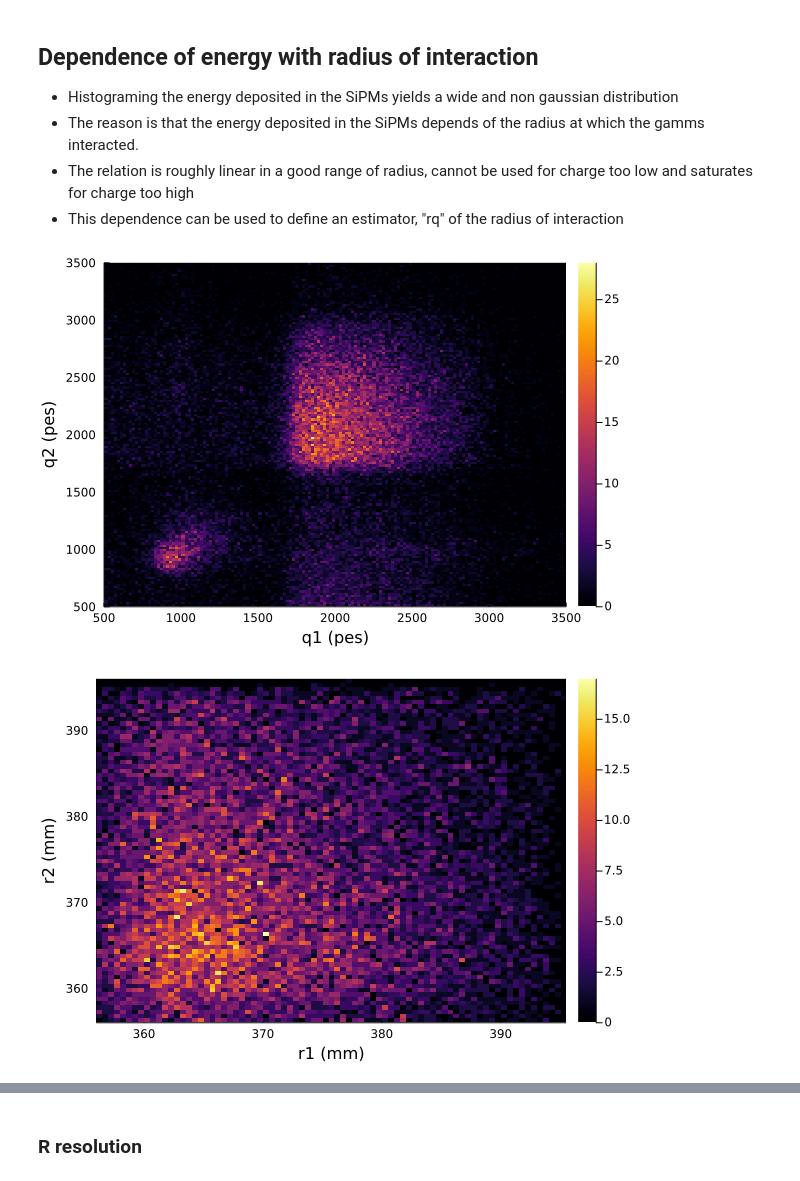
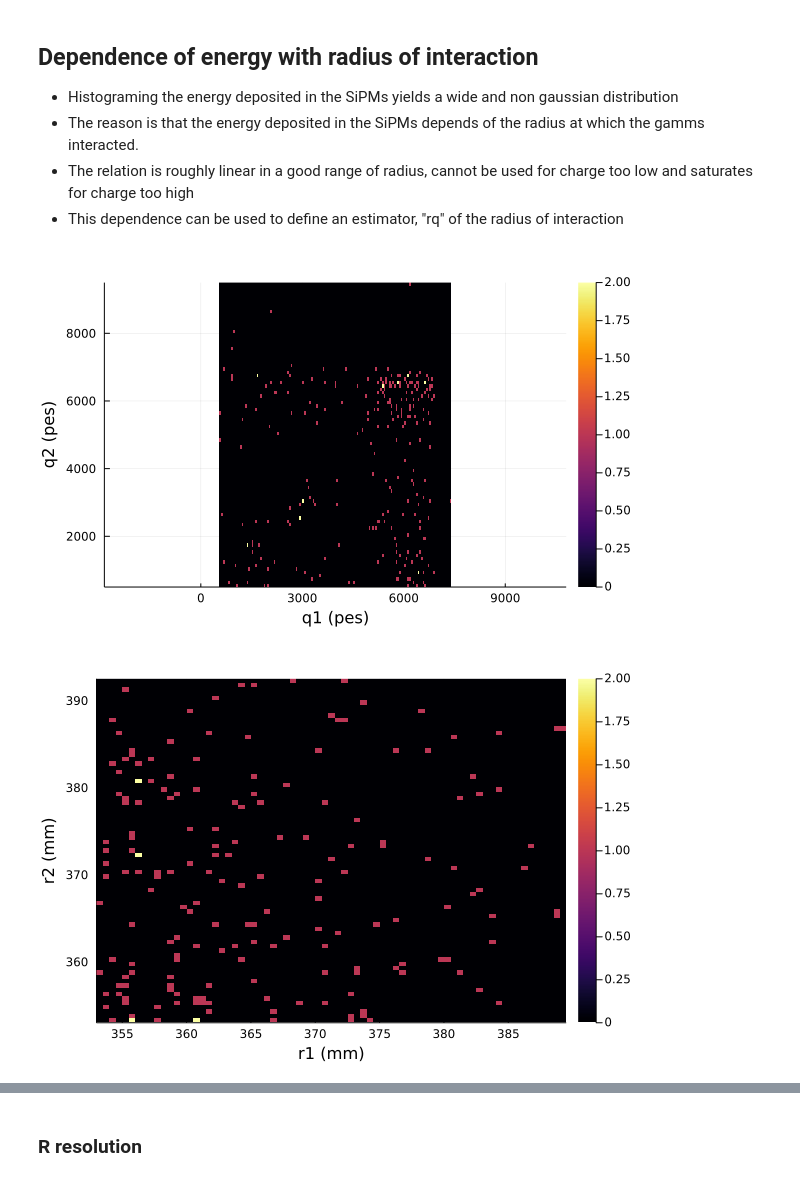
Before and after one commit to jjgomezcadenas/JPetalo, a Jupyter notebook: notebooks/nema_pde_03_tof_85ps_all.ipynb, the cells around one changed output, grey strips where cells are left out. Drawn from its saved outputs; the diff is of its cells as text; code cells hidden in the pictures.

```diff
--- a/notebooks/nema_pde_03_tof_85ps_all.ipynb
+++ b/notebooks/nema_pde_03_tof_85ps_all.ipynb
@@ -97,7 +97,7 @@ Base.CoreLogging.SimpleLogger(IJulia.IJuliaStdio{Base.PipeEndpoint}(IOContext(Ba
 ### Read a summary data frame with photoelectric interactions
 # %%
 drx = datadir("nema3df")
-input = string(drx,"/nemadf_f100_detconf_pde_03_sigmatof_85ps_kmeans_all.csv")
+input = string(drx,"/nemadf_test_pde_1_sigmatof_1ps_kmeans_all.csv")
 n3df = DataFrame(CSV.File(input));
 # %%
 println(names(n3df))
@@ -111,9 +111,9 @@ println(names(n3df))
 - This dependence can be used to define an estimator, "rq" of the radius of interaction
 # %%
 xe,ye,hqr,phqr = JPetalo.hist2d(n3df.q1,n3df.q2, 150, "q1 (pes)", "q2 (pes)", 0., 10000., 0., 10000.)
-plot(phqr, legend=false, fmt = :png)
+plot(phqr, legend=false, aspect_ratio=1.0, fmt = :png)
 # %% [output]
-[figure, old version]
+[figure, new version]
 # %%
 n3q1 = JPetalo.select_by_column_value_gt(n3df, "q1", 1800.0)
 n3q  = JPetalo.select_by_column_value_gt(n3q1, "q2", 1800.0);
@@ -121,7 +121,7 @@ n3q  = JPetalo.select_by_column_value_gt(n3q1, "q2", 1800.0);
 xe,ye,hqr,phqr = JPetalo.hist2d(n3q.r1,n3q.r2, 150, "r1 (mm)", "r2 (mm)", 350., 400., 350., 400.)
 plot(phqr, legend=false, fmt = :png)
 # %% [output]
-[figure, old version]
+[figure, new version]
 # %%
 xe,ye,hqr,phqr = JPetalo.hist2d(n3q.r1q,n3q.r2q, 150, "r1q (mm)", "r2q (mm)", 300., 400., 300., 400.)
 plot(phqr, legend=false, fmt = :png)
```
Also changed, not shown: parts of 38 cells of this notebook, 6 other files.
